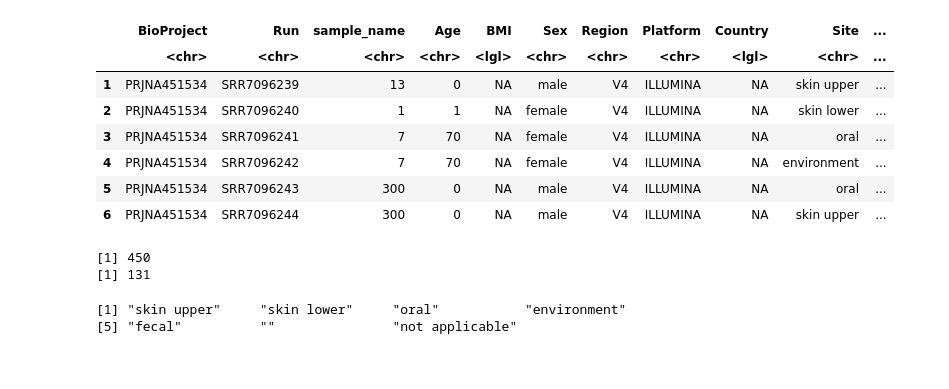
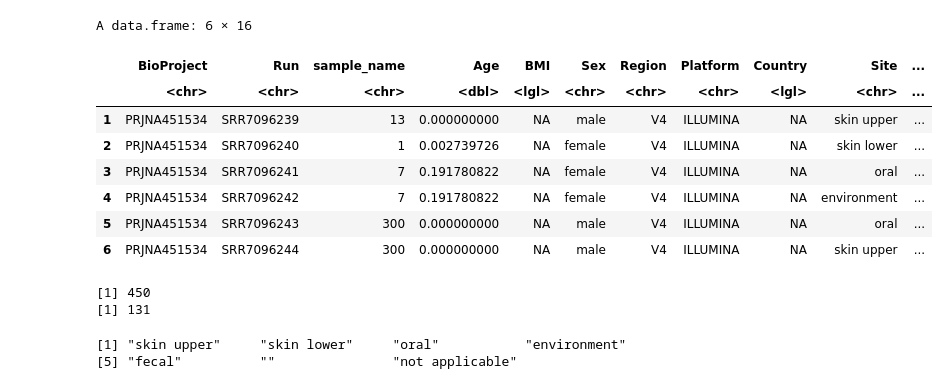
Before and after one commit to xu-research-lab/global-oral-microbiome, a Jupyter notebook: data/projects/PRJNA451534/metadata_curation.ipynb, the cells around one changed output. Drawn from its saved outputs; the diff is of its cells as text; code cells hidden in the pictures.

Commit message:
reupload PRJNA451534 by liuxuan

```diff
--- a/data/projects/PRJNA451534/metadata_curation.ipynb
+++ b/data/projects/PRJNA451534/metadata_curation.ipynb
@@ -44,7 +65,7 @@ uniform_meta <- data.frame(
     BioProject = initial_meta$BioProject,
     Run = initial_meta$Run,
     sample_name = initial_meta$'host_subject_id',
-    Age = initial_meta$AGE,
+    Age = as.numeric(initial_meta$AGE)/365,
     BMI = NA,
     Sex = initial_meta$sex,
     Region = "V4",
@@ -67,13 +89,14 @@ A data.frame: 6 × 16
+A data.frame: 6 × 16
 |  | BioProject | Run | sample_name | Age | BMI | Sex | Region | Platform | Country | Site | ... |
-|  | <chr> | <chr> | <chr> | <chr> | <lgl> | <chr> | <chr> | <chr> | <lgl> | <chr> | ... |
-| 1 | PRJNA451534 | SRR7096239 | 13 | 0 | NA | male | V4 | ILLUMINA | NA | skin upper | ... |
-| 2 | PRJNA451534 | SRR7096240 | 1 | 1 | NA | female | V4 | ILLUMINA | NA | skin lower | ... |
-| 3 | PRJNA451534 | SRR7096241 | 7 | 70 | NA | female | V4 | ILLUMINA | NA | oral | ... |
-| 4 | PRJNA451534 | SRR7096242 | 7 | 70 | NA | female | V4 | ILLUMINA | NA | environment | ... |
-| 5 | PRJNA451534 | SRR7096243 | 300 | 0 | NA | male | V4 | ILLUMINA | NA | oral | ... |
-| 6 | PRJNA451534 | SRR7096244 | 300 | 0 | NA | male | V4 | ILLUMINA | NA | skin upper | ... |
+|  | <chr> | <chr> | <chr> | <dbl> | <lgl> | <chr> | <chr> | <chr> | <lgl> | <chr> | ... |
+| 1 | PRJNA451534 | SRR7096239 | 13 | 0.000000000 | NA | male | V4 | ILLUMINA | NA | skin upper | ... |
+| 2 | PRJNA451534 | SRR7096240 | 1 | 0.002739726 | NA | female | V4 | ILLUMINA | NA | skin lower | ... |
+| 3 | PRJNA451534 | SRR7096241 | 7 | 0.191780822 | NA | female | V4 | ILLUMINA | NA | oral | ... |
+| 4 | PRJNA451534 | SRR7096242 | 7 | 0.191780822 | NA | female | V4 | ILLUMINA | NA | environment | ... |
+| 5 | PRJNA451534 | SRR7096243 | 300 | 0.000000000 | NA | male | V4 | ILLUMINA | NA | oral | ... |
+| 6 | PRJNA451534 | SRR7096244 | 300 | 0.000000000 | NA | male | V4 | ILLUMINA | NA | skin upper | ... |
-[1] 450
-[1] 131
+[1] 450
+[1] 131
 # %%
 unique(uniform_meta$Site)
 # %% [output]
```
Also changed, not shown: parts of 3 cells of this notebook, 1 other file.
